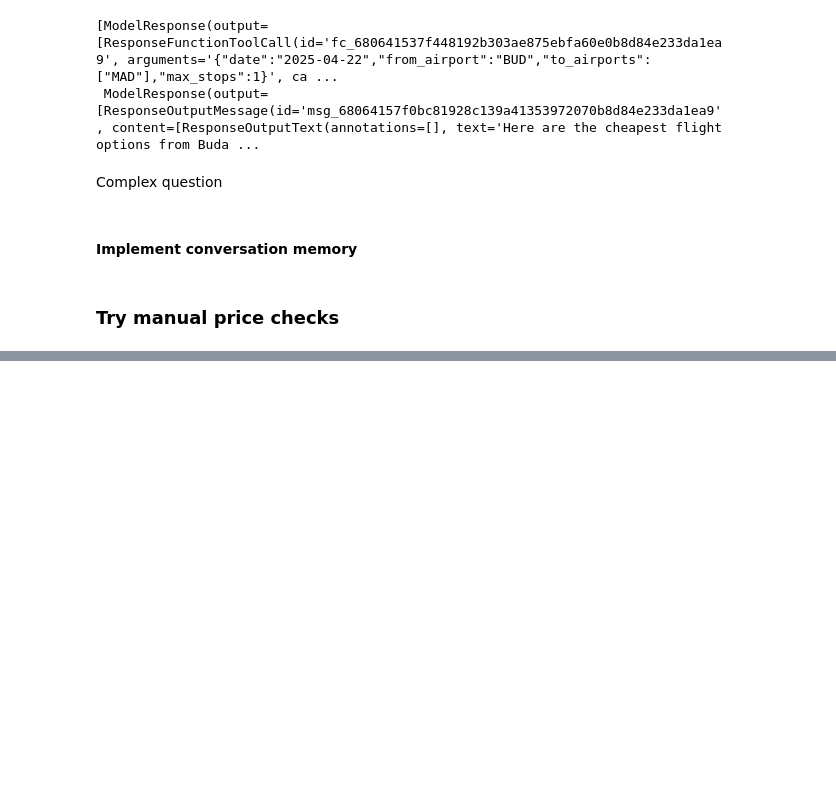
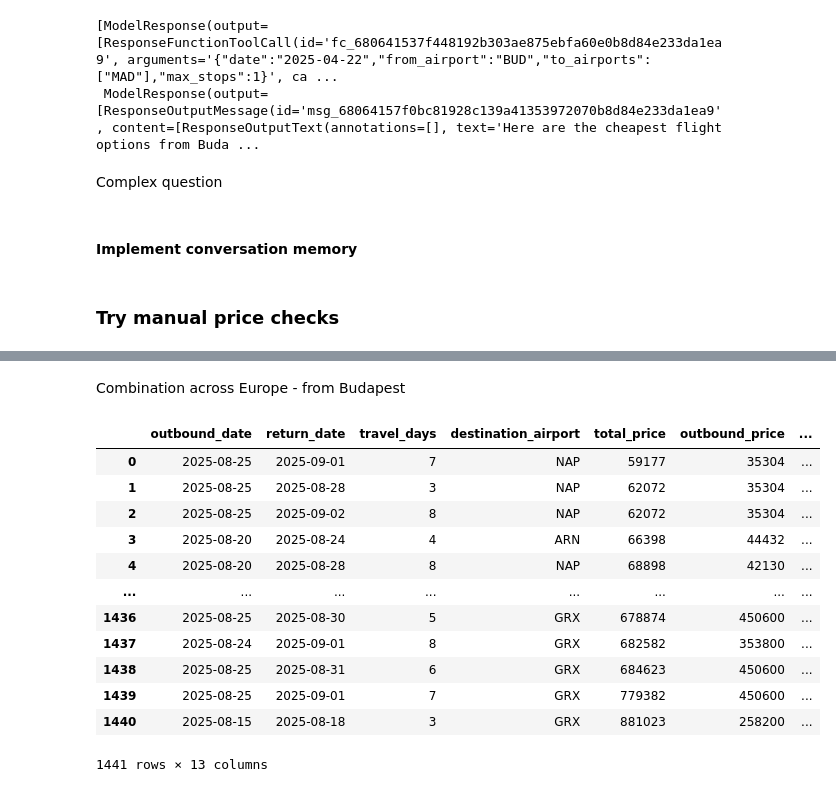
Before and after one commit to kristofrabay/genai-llm-experiments, a Jupyter notebook: nb/flights/flights.ipynb, the cells around one changed output, grey strips where cells are left out. Cells and saved outputs as stored; diff of their text form; code cells hidden in the pictures; blank space fills up the shorter version.

```diff
--- a/nb/flights/flights.ipynb
+++ b/nb/flights/flights.ipynb
@@ -365,0 +348,2 @@ all_combinations.sort_values(['total_price']).head(10)
+# %% [markdown]
+Combination across Europe - from Budapest
@@ -365,0 +384,16 @@ all_combinations.sort_values(['total_price']).head(10)
+# %%
+all_combinations_europe.sort_values(['total_price'])
+# %% [output]
+|  | outbound_date | return_date | travel_days | destination_airport | total_price | outbound_price | ... |
+| 0 | 2025-08-25 | 2025-09-01 | 7 | NAP | 59177 | 35304 | ... |
+| 1 | 2025-08-25 | 2025-08-28 | 3 | NAP | 62072 | 35304 | ... |
+| 2 | 2025-08-25 | 2025-09-02 | 8 | NAP | 62072 | 35304 | ... |
+| 3 | 2025-08-20 | 2025-08-24 | 4 | ARN | 66398 | 44432 | ... |
+| 4 | 2025-08-20 | 2025-08-28 | 8 | NAP | 68898 | 42130 | ... |
+| ... | ... | ... | ... | ... | ... | ... | ... |
+| 1436 | 2025-08-25 | 2025-08-30 | 5 | GRX | 678874 | 450600 | ... |
+| 1437 | 2025-08-24 | 2025-09-01 | 8 | GRX | 682582 | 353800 | ... |
+| 1438 | 2025-08-25 | 2025-08-31 | 6 | GRX | 684623 | 450600 | ... |
+| 1439 | 2025-08-25 | 2025-09-01 | 7 | GRX | 779382 | 450600 | ... |
+| 1440 | 2025-08-15 | 2025-08-18 | 3 | GRX | 881023 | 258200 | ... |
+1441 rows × 13 columns
```
Also changed, not shown: parts of 9 cells of this notebook, 2 other files.
